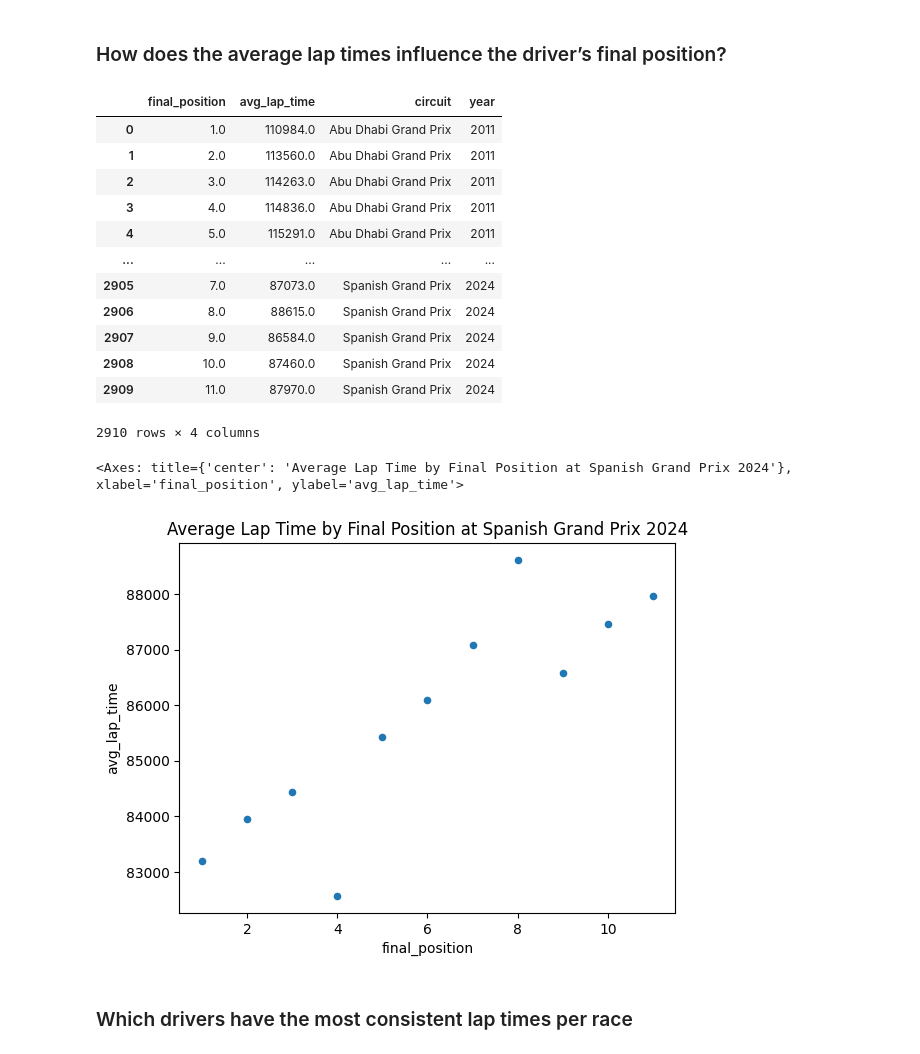
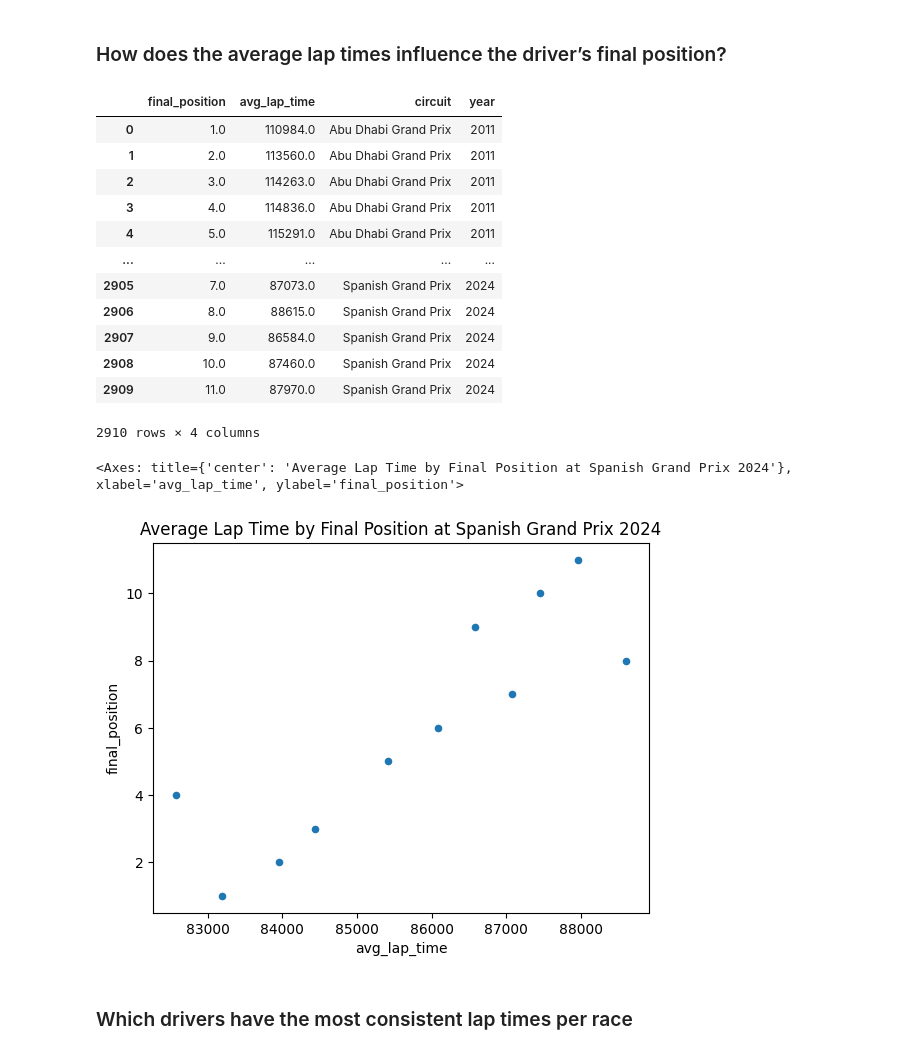
Before and after one commit to jennydang61/Driver-Performance-Prediction, a Jupyter notebook: formula1.ipynb, the cells around one changed output. Cells and saved outputs as stored; diff of their text form; code cells hidden in the pictures.

Commit message:
fixed/created graphs

```diff
--- a/formula1.ipynb
+++ b/formula1.ipynb
@@ -674,29 +674,29 @@ display(constructor_influence)
 # %%
 #avg_lap_time_influence = pd.read_sql_query('SELECT AVG(lap_time_milliseconds) AS avg_lap_time, final_position FROM formula_one GROUP BY final_position', conn)
 #display(avg_lap_time_influence)
 
 avg_lap_time_influence = pd.read_sql_query('SELECT final_position AS final_position, AVG(lap_time_milliseconds) AS avg_lap_time, circuit_name AS circuit, year as year FROM formula_one GROUP BY circuit_name, year, final_position ORDER BY year',conn)
 display(avg_lap_time_influence)
 
 filtered_avg_lap_time = avg_lap_time_influence[(avg_lap_time_influence['circuit'] == 'Spanish Grand Prix') & (avg_lap_time_influence['year'] == 2024)]
 
-filtered_avg_lap_time.plot(kind='scatter',x='final_position', y = 'avg_lap_time', title='Average Lap Time by Final Position at Spanish Grand Prix 2024')
+filtered_avg_lap_time.plot(kind='scatter',x='avg_lap_time', y = 'final_position', title='Average Lap Time by Final Position at Spanish Grand Prix 2024')
 # %% [output]
 |  | final_position | avg_lap_time | circuit | year |
 | 0 | 1.0 | 110984.0 | Abu Dhabi Grand Prix | 2011 |
 | 1 | 2.0 | 113560.0 | Abu Dhabi Grand Prix | 2011 |
 | 2 | 3.0 | 114263.0 | Abu Dhabi Grand Prix | 2011 |
 | 3 | 4.0 | 114836.0 | Abu Dhabi Grand Prix | 2011 |
 | 4 | 5.0 | 115291.0 | Abu Dhabi Grand Prix | 2011 |
 | ... | ... | ... | ... | ... |
 | 2905 | 7.0 | 87073.0 | Spanish Grand Prix | 2024 |
 | 2906 | 8.0 | 88615.0 | Spanish Grand Prix | 2024 |
 | 2907 | 9.0 | 86584.0 | Spanish Grand Prix | 2024 |
 | 2908 | 10.0 | 87460.0 | Spanish Grand Prix | 2024 |
 | 2909 | 11.0 | 87970.0 | Spanish Grand Prix | 2024 |
 2910 rows × 4 columns
-<Axes: title={'center': 'Average Lap Time by Final Position at Spanish Grand Prix 2024'}, xlabel='final_position', ylabel='avg_lap_time'>
+<Axes: title={'center': 'Average Lap Time by Final Position at Spanish Grand Prix 2024'}, xlabel='avg_lap_time', ylabel='final_position'>
-[figure, old version]
+[figure, new version]
 # %% [markdown]
 ### Which drivers have the most consistent lap times per race
 # %%
```
Also changed, not shown: parts of 1 cell of this notebook, 1 other file.
